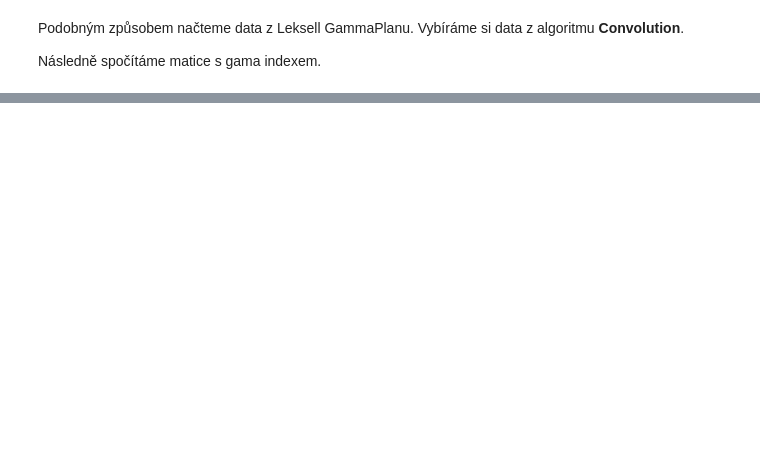
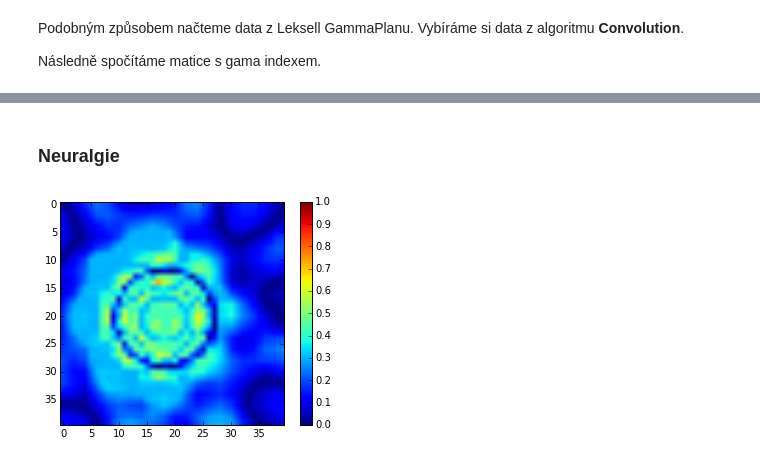
Before and after one commit to janpipek/prednaska-detenice, a Jupyter notebook: gamma.ipynb, the cells around one changed output, grey strips where cells are left out. Saved outputs shown, nothing was run; the diff lists cells and outputs as text; code cells hidden in the pictures; blank space fills up the shorter version.

```diff
--- a/gamma.ipynb
+++ b/gamma.ipynb
@@ -49,0 +61,7 @@ gammas["gel"].shape   # Jak vypadá matice
+# %% [markdown]
+### Neuralgie
+# %%
+fig = plt.imshow(gammas["neuralgia"][:,:,20], vmin=0, vmax=1.0)
+plt.colorbar();
+# %% [output]
+[figure, added]
```
Also changed, not shown: parts of 10 cells of this notebook.
